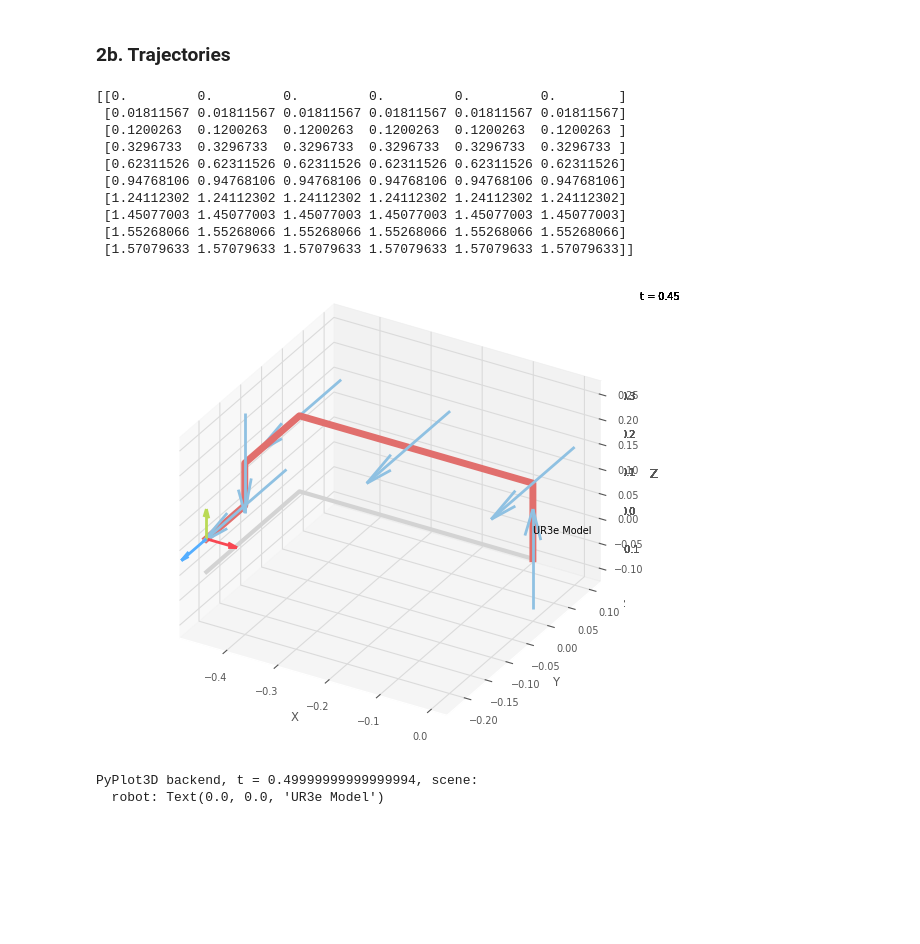
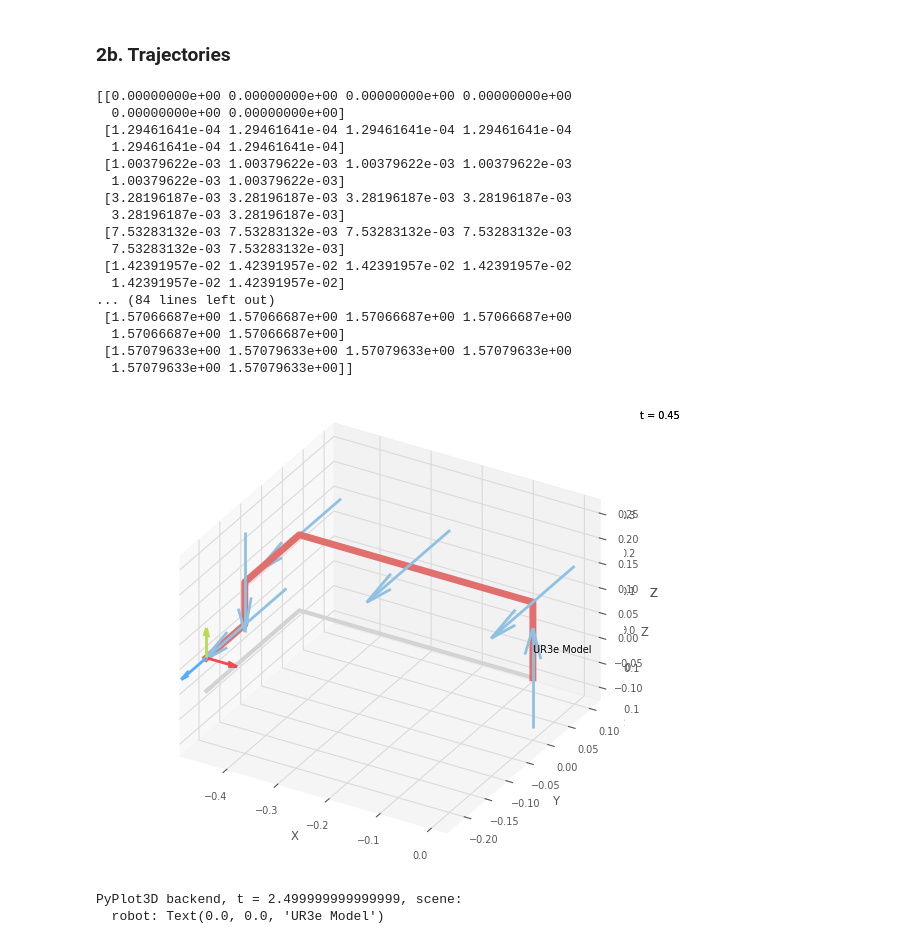
Before and after one commit to malgreen/UR3eDTCourse, a Jupyter notebook: 1_modelling/model.ipynb, the cells around one changed output. Cells and saved outputs as stored; diff of their text form; code cells hidden in the pictures; blank space fills up the shorter version.

```diff
--- a/1_modelling/model.ipynb
+++ b/1_modelling/model.ipynb
@@ -58,44 +77,51 @@ PyPlot3D backend, t = 0.05, scene:
 # %%
 # Example: Give the initial and target joint
 # positions/rotations in radians, and step
 # through the trajectory
 start = [
     0,
     0,
     0,
     0,
     0,
     0,
 ]
 
 end = [
     np.pi/2,
     np.pi/2,
     np.pi/2,
     np.pi/2,
     np.pi/2,
     np.pi/2,
 ]
 
-trajectory = rtb.jtraj(start, end, 10)
+trajectory = rtb.jtraj(start, end, 50)
 
 # The steps of trajectory are given as an array-of-arrays.
 steps = trajectory.q
 print(steps)
 
 # We can visualize the trajectory steps in 3D space:
 ur3e_model.plot(steps)
 # %% [output]
-[[0.         0.         0.         0.         0.         0.        ]
- [0.01811567 0.01811567 0.01811567 0.01811567 0.01811567 0.01811567]
- [0.1200263  0.1200263  0.1200263  0.1200263  0.1200263  0.1200263 ]
- [0.3296733  0.3296733  0.3296733  0.3296733  0.3296733  0.3296733 ]
- [0.62311526 0.62311526 0.62311526 0.62311526 0.62311526 0.62311526]
- [0.94768106 0.94768106 0.94768106 0.94768106 0.94768106 0.94768106]
- [1.24112302 1.24112302 1.24112302 1.24112302 1.24112302 1.24112302]
- [1.45077003 1.45077003 1.45077003 1.45077003 1.45077003 1.45077003]
- [1.55268066 1.55268066 1.55268066 1.55268066 1.55268066 1.55268066]
- [1.57079633 1.57079633 1.57079633 1.57079633 1.57079633 1.57079633]]
+[[0.00000000e+00 0.00000000e+00 0.00000000e+00 0.00000000e+00
+  0.00000000e+00 0.00000000e+00]
+ [1.29461641e-04 1.29461641e-04 1.29461641e-04 1.29461641e-04
+  1.29461641e-04 1.29461641e-04]
+ [1.00379622e-03 1.00379622e-03 1.00379622e-03 1.00379622e-03
+  1.00379622e-03 1.00379622e-03]
+ [3.28196187e-03 3.28196187e-03 3.28196187e-03 3.28196187e-03
+  3.28196187e-03 3.28196187e-03]
+ [7.53283132e-03 7.53283132e-03 7.53283132e-03 7.53283132e-03
+  7.53283132e-03 7.53283132e-03]
+ [1.42391957e-02 1.42391957e-02 1.42391957e-02 1.42391957e-02
+  1.42391957e-02 1.42391957e-02]
+... (84 lines left out)
+ [1.57066687e+00 1.57066687e+00 1.57066687e+00 1.57066687e+00
+  1.57066687e+00 1.57066687e+00]
+ [1.57079633e+00 1.57079633e+00 1.57079633e+00 1.57079633e+00
+  1.57079633e+00 1.57079633e+00]]
-[figure, old version]
+[figure, new version]
-PyPlot3D backend, t = 0.49999999999999994, scene:
+PyPlot3D backend, t = 2.499999999999999, scene:
   robot: Text(0.0, 0.0, 'UR3e Model')
```
Also changed, not shown: parts of 2 cells of this notebook.
